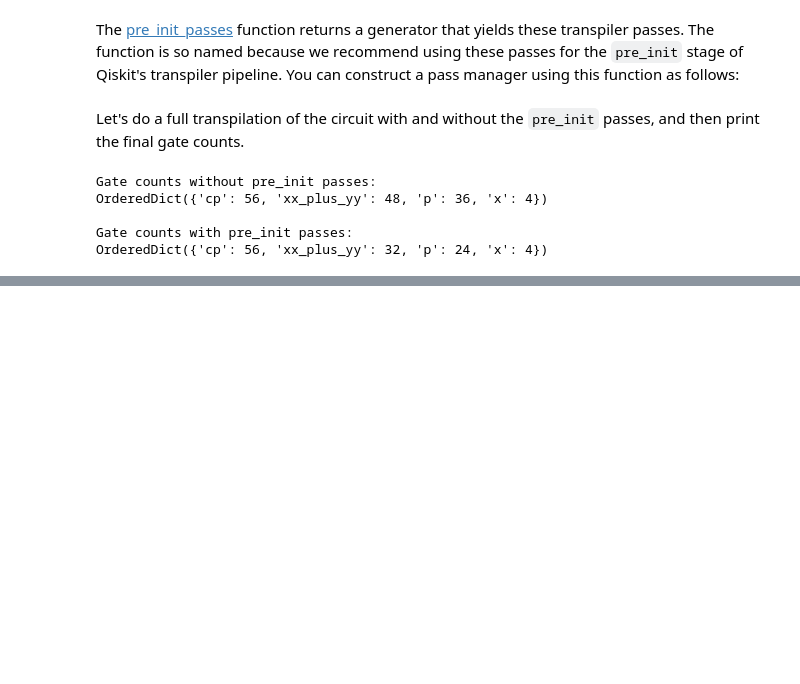
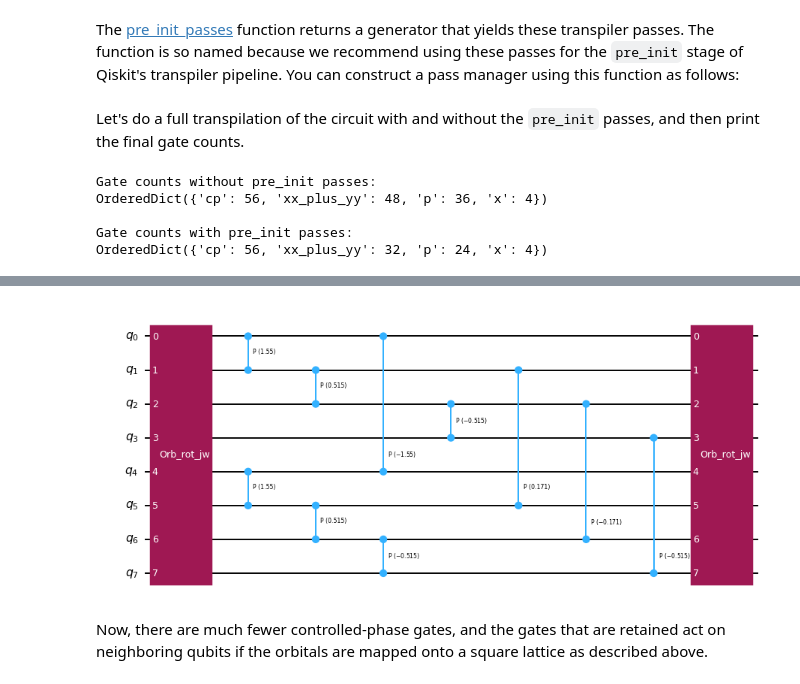
Before and after one commit to kevinsung/ffsim, a Jupyter notebook: .doctrees/nbsphinx/explanations/qiskit-gate-decompositions.ipynb, the cells around one changed output, grey strips where cells are left out. Saved outputs shown, nothing was run; the diff lists cells and outputs as text; code cells hidden in the pictures; blank space fills up the shorter version.

```diff
--- a/.doctrees/nbsphinx/explanations/qiskit-gate-decompositions.ipynb
+++ b/.doctrees/nbsphinx/explanations/qiskit-gate-decompositions.ipynb
@@ -206,0 +234,20 @@ The XXPlusYYGate count is significantly reduced when the `pre_init` passes are u
+# %%
+alpha_alpha_indices = [(p, p + 1) for p in range(norb - 1)]
+alpha_beta_indices = [(p, p) for p in range(norb)]
+
+ucj_op = ffsim.UCJOperator.from_parameters(
+    ffsim.UCJOperator.from_t_amplitudes(t2, n_reps=n_reps).to_parameters(),
+    norb=norb,
+    n_reps=n_reps,
+    alpha_alpha_indices=alpha_alpha_indices,
+    alpha_beta_indices=alpha_beta_indices,
+)
+
+circuit = QuantumCircuit(qubits)
+circuit.append(ffsim.qiskit.UCJOperatorJW(ucj_op), qubits)
+
+circuit.decompose(["ucj_jw", "diag_coulomb_jw"], reps=2).draw("mpl", scale=0.7)
+# %% [output]
+[figure, added]
+# %% [markdown]
+Now, there are much fewer controlled-phase gates, and the gates that are retained act on neighboring qubits if the orbitals are mapped onto a square lattice as described above.
```
Also changed, not shown: parts of 7 cells of this notebook, 25 other files.
